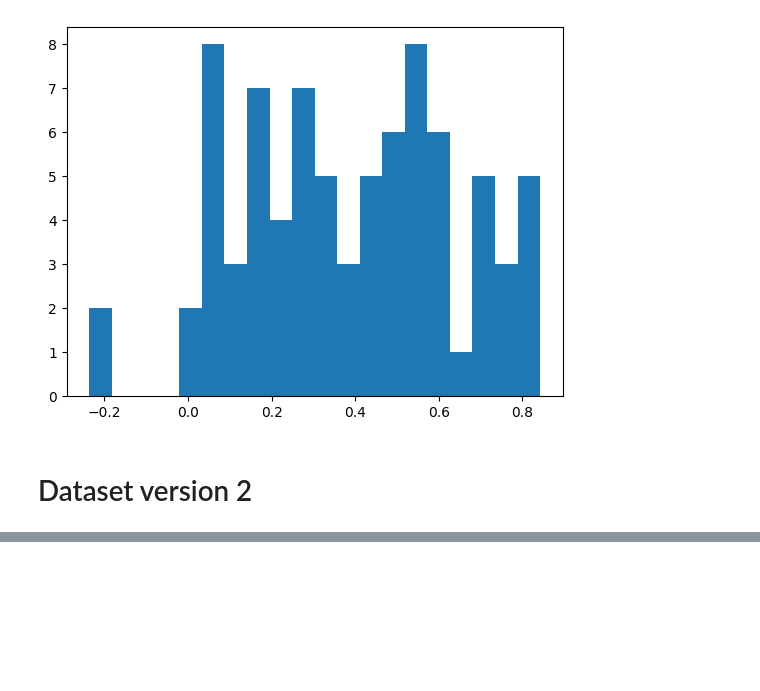
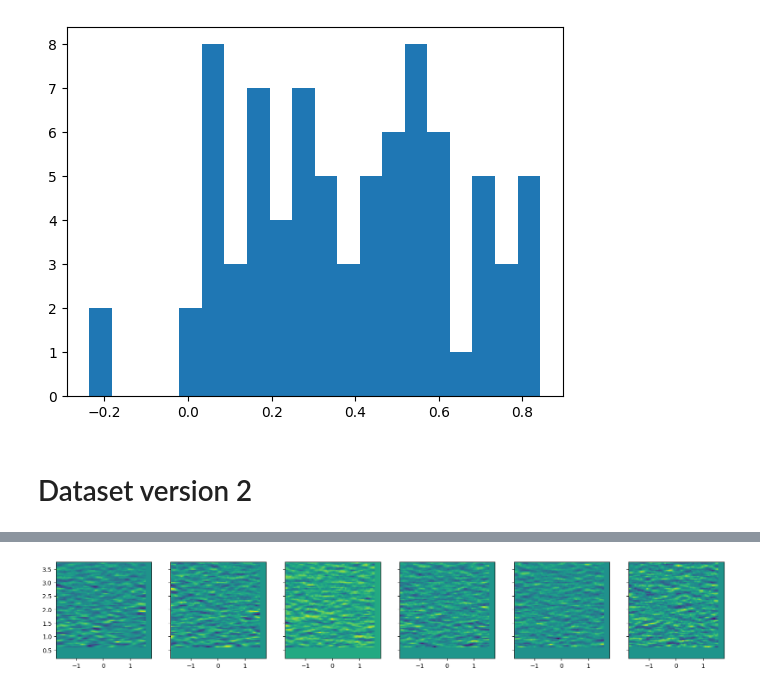
Before and after one commit to SebastianMerino/DL-Attenuation, a Jupyter notebook: testing/exploring_training.ipynb, the cells around one changed output, grey strips where cells are left out. Saved outputs shown, nothing was run; the diff lists cells and outputs as text; code cells hidden in the pictures; blank space fills up the shorter version.

```diff
--- a/testing/exploring_training.ipynb
+++ b/testing/exploring_training.ipynb
@@ -238,0 +261,8 @@ plt.show()
+# %%
+fig, ax = plt.subplots(nrows=1, ncols=6, sharex=True, sharey=True, figsize=(20, 5))
+for i in range(len(ax)):
+    channel_data = x_pad[0, 10*i, :, :,].squeeze().numpy()
+    ax[i].imshow(channel_data, extent=extent_ACS)
+plt.show()
+# %% [output]
+[figure, added]
```
Also changed, not shown: parts of 10 cells of this notebook, 2 other files.
